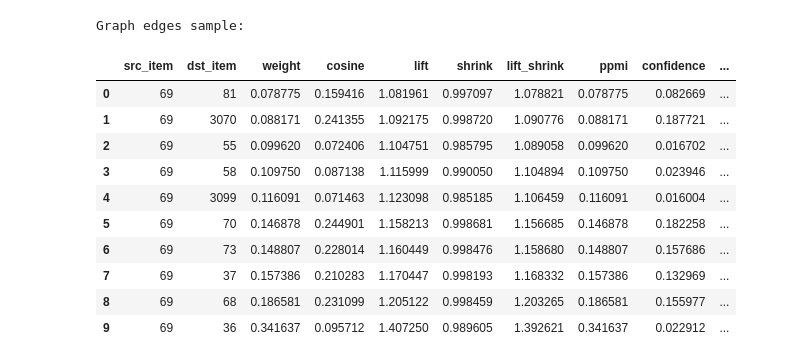
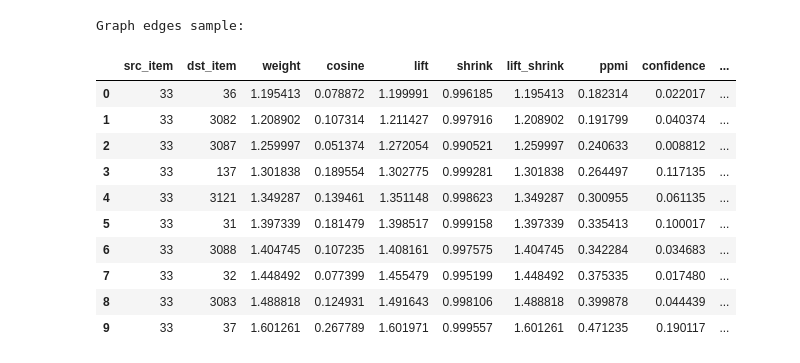
Before and after one commit to samousavizade/Recora, a Jupyter notebook: examples/item_item_graph.ipynb, the cells around one changed output. Saved outputs shown, nothing was run; the diff lists cells and outputs as text; code cells hidden in the pictures.

```diff
--- a/examples/item_item_graph.ipynb
+++ b/examples/item_item_graph.ipynb
@@ -785,31 +1046,30 @@ min_support
 # %%
 # Build graph
 edges_df, item_freq = build_copurchase_graph(
-    df=df_baskets,
-    order_col="order_id",
-    item_col="category_id",
-    min_item_freq=min_support,
-    min_items_per_order=3,
-    max_items_per_order=10,
-    weight_mode="ppmi",
-    topk_neighbors=10,
+	df=df_baskets,
+	order_col="order_id",
+	item_col="category_id",
+	min_item_freq=min_support,
+	min_items_per_order=2,
+	max_items_per_order=100,
+	weight_mode="lift_shrink",
+	topk_neighbors=10,
 )
-
 
 print("\nGraph edges sample:")
 edges_df.head(10)
 # %% [output]
 Graph edges sample:
 |  | src_item | dst_item | weight | cosine | lift | shrink | lift_shrink | ppmi | confidence | ... |
-| 0 | 69 | 81 | 0.078775 | 0.159416 | 1.081961 | 0.997097 | 1.078821 | 0.078775 | 0.082669 | ... |
-| 1 | 69 | 3070 | 0.088171 | 0.241355 | 1.092175 | 0.998720 | 1.090776 | 0.088171 | 0.187721 | ... |
-| 2 | 69 | 55 | 0.099620 | 0.072406 | 1.104751 | 0.985795 | 1.089058 | 0.099620 | 0.016702 | ... |
-| 3 | 69 | 58 | 0.109750 | 0.087138 | 1.115999 | 0.990050 | 1.104894 | 0.109750 | 0.023946 | ... |
-| 4 | 69 | 3099 | 0.116091 | 0.071463 | 1.123098 | 0.985185 | 1.106459 | 0.116091 | 0.016004 | ... |
-| 5 | 69 | 70 | 0.146878 | 0.244901 | 1.158213 | 0.998681 | 1.156685 | 0.146878 | 0.182258 | ... |
-| 6 | 69 | 73 | 0.148807 | 0.228014 | 1.160449 | 0.998476 | 1.158680 | 0.148807 | 0.157686 | ... |
-| 7 | 69 | 37 | 0.157386 | 0.210283 | 1.170447 | 0.998193 | 1.168332 | 0.157386 | 0.132969 | ... |
-| 8 | 69 | 68 | 0.186581 | 0.231099 | 1.205122 | 0.998459 | 1.203265 | 0.186581 | 0.155977 | ... |
-| 9 | 69 | 36 | 0.341637 | 0.095712 | 1.407250 | 0.989605 | 1.392621 | 0.341637 | 0.022912 | ... |
+| 0 | 33 | 36 | 1.195413 | 0.078872 | 1.199991 | 0.996185 | 1.195413 | 0.182314 | 0.022017 | ... |
+| 1 | 33 | 3082 | 1.208902 | 0.107314 | 1.211427 | 0.997916 | 1.208902 | 0.191799 | 0.040374 | ... |
+| 2 | 33 | 3087 | 1.259997 | 0.051374 | 1.272054 | 0.990521 | 1.259997 | 0.240633 | 0.008812 | ... |
+| 3 | 33 | 137 | 1.301838 | 0.189554 | 1.302775 | 0.999281 | 1.301838 | 0.264497 | 0.117135 | ... |
+| 4 | 33 | 3121 | 1.349287 | 0.139461 | 1.351148 | 0.998623 | 1.349287 | 0.300955 | 0.061135 | ... |
+| 5 | 33 | 31 | 1.397339 | 0.181479 | 1.398517 | 0.999158 | 1.397339 | 0.335413 | 0.100017 | ... |
+| 6 | 33 | 3088 | 1.404745 | 0.107235 | 1.408161 | 0.997575 | 1.404745 | 0.342284 | 0.034683 | ... |
+| 7 | 33 | 32 | 1.448492 | 0.077399 | 1.455479 | 0.995199 | 1.448492 | 0.375335 | 0.017480 | ... |
+| 8 | 33 | 3083 | 1.488818 | 0.124931 | 1.491643 | 0.998106 | 1.488818 | 0.399878 | 0.044439 | ... |
+| 9 | 33 | 37 | 1.601261 | 0.267789 | 1.601971 | 0.999557 | 1.601261 | 0.471235 | 0.190117 | ... |
 # %%
 # edges_df['weight'] = edges_df['lift_shrink']
```
Also changed, not shown: parts of 12 cells of this notebook, 14 other files.
